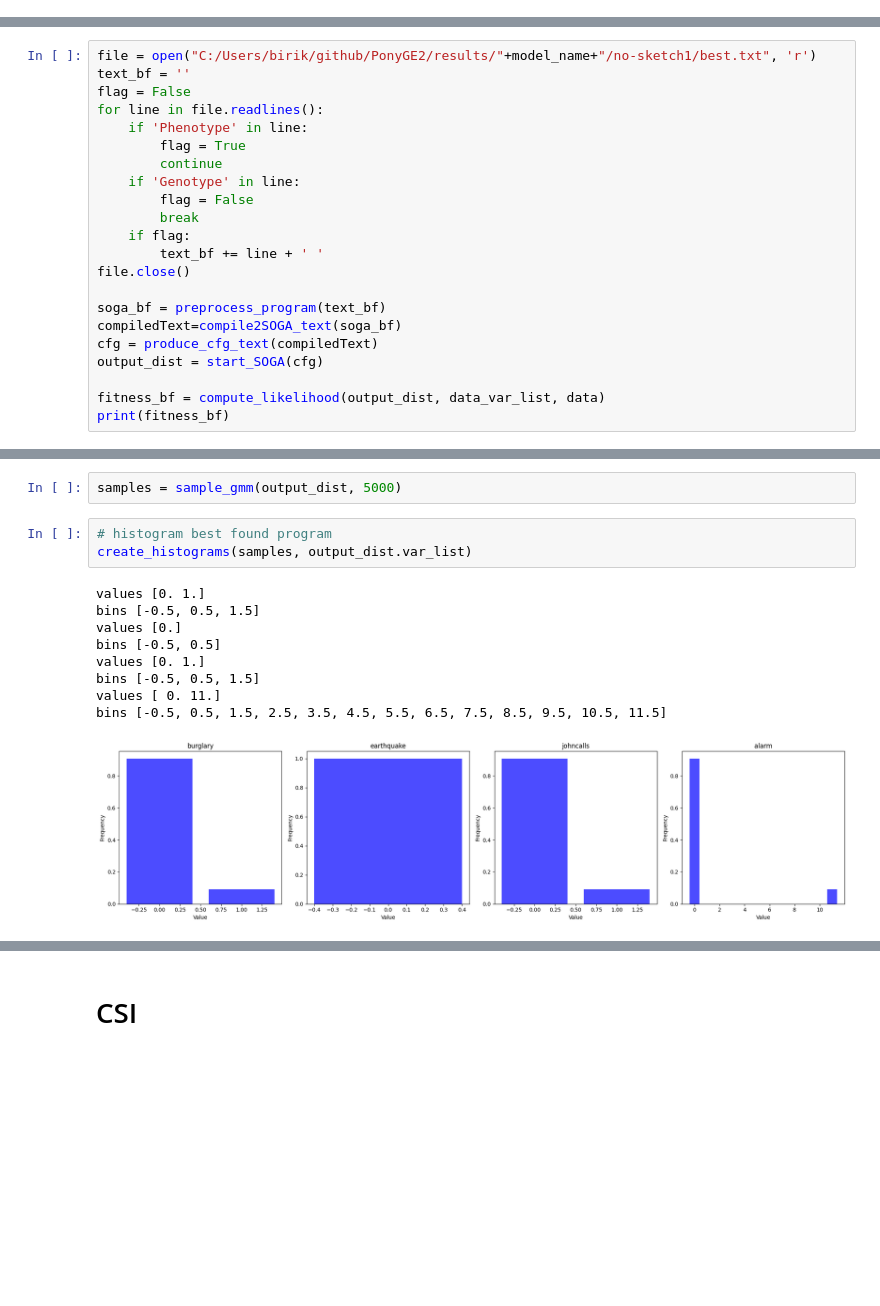
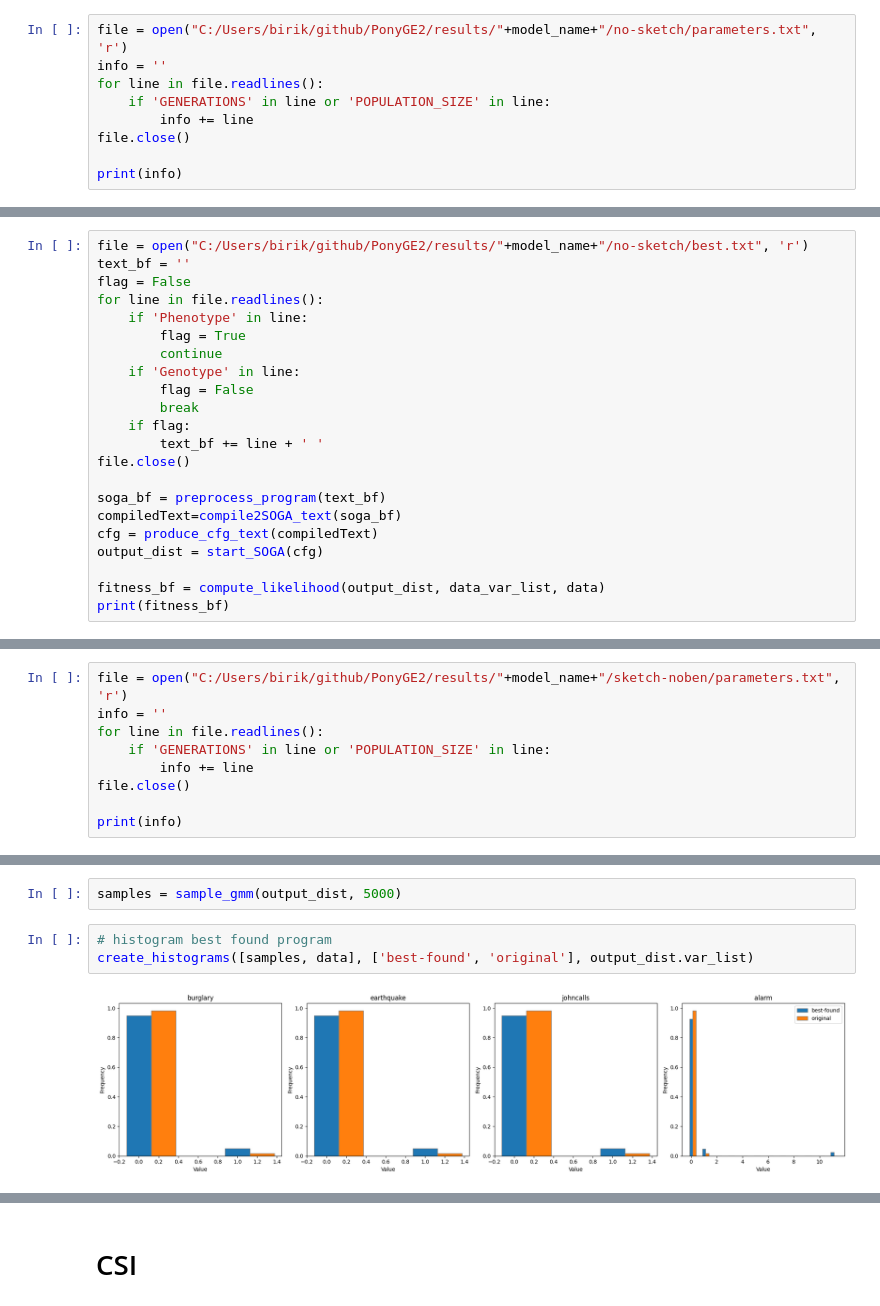
Before and after one commit to r-doz/Evolutionary-PP-Synthesis, a Jupyter notebook: src/test_discrete.ipynb, the cells around one changed output, grey strips where cells are left out. Saved outputs shown, nothing was run; the diff lists cells and outputs as text; blank space fills up the shorter version.

```diff
--- a/src/test_discrete.ipynb
+++ b/src/test_discrete.ipynb
@@ -159,2 +73,11 @@ tensor(-0.2592)
 # %% [markdown]
 ### No sketching
+# %%
+file = open("C:/Users/birik/github/PonyGE2/results/"+model_name+"/no-sketch/parameters.txt", 'r')
+info = ''
+for line in file.readlines():
+    if 'GENERATIONS' in line or 'POPULATION_SIZE' in line:
+        info += line
+file.close()
+
+print(info)
@@ -161,5 +87,5 @@ tensor(-0.2592)
 # %%
-file = open("C:/Users/birik/github/PonyGE2/results/"+model_name+"/no-sketch1/best.txt", 'r')
+file = open("C:/Users/birik/github/PonyGE2/results/"+model_name+"/no-sketch/best.txt", 'r')
 text_bf = ''
 flag = False
 for line in file.readlines():
@@ -211,2 +132,11 @@ create_histograms([samples, data], ['best-found', 'original'], data_var_list)
 # %% [markdown]
 ### Sketching - no benefit
+# %%
+file = open("C:/Users/birik/github/PonyGE2/results/"+model_name+"/sketch-noben/parameters.txt", 'r')
+info = ''
+for line in file.readlines():
+    if 'GENERATIONS' in line or 'POPULATION_SIZE' in line:
+        info += line
+file.close()
+
+print(info)
@@ -261,14 +194,6 @@ Found Program
 samples = sample_gmm(output_dist, 5000)
 # %%
 # histogram best found program
-create_histograms(samples, output_dist.var_list)
+create_histograms([samples, data], ['best-found', 'original'], output_dist.var_list)
 # %% [output]
-values [0. 1.]
-bins [-0.5, 0.5, 1.5]
-values [0.]
-bins [-0.5, 0.5]
-values [0. 1.]
-bins [-0.5, 0.5, 1.5]
-values [ 0. 11.]
-bins [-0.5, 0.5, 1.5, 2.5, 3.5, 4.5, 5.5, 6.5, 7.5, 8.5, 9.5, 10.5, 11.5]
-[figure, old version]
+[figure, new version]
```
Also changed, not shown: parts of 66 cells of this notebook, 18 other files.
